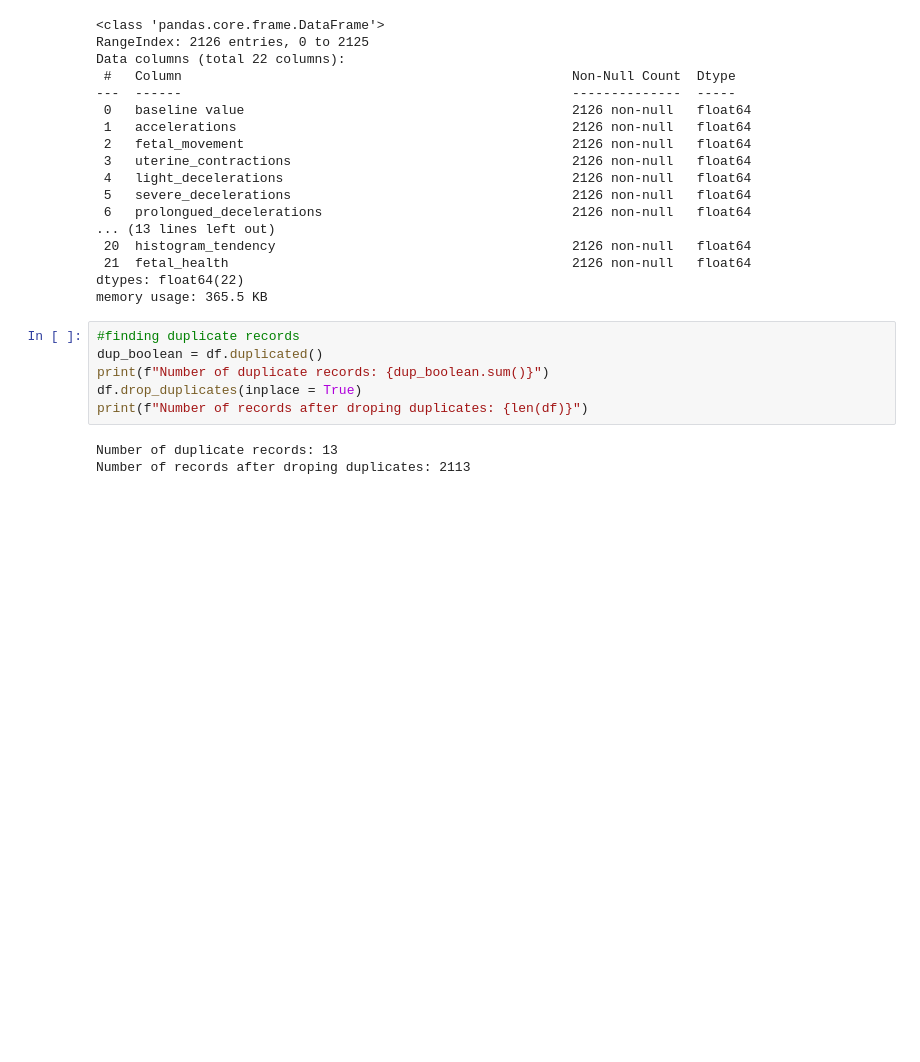
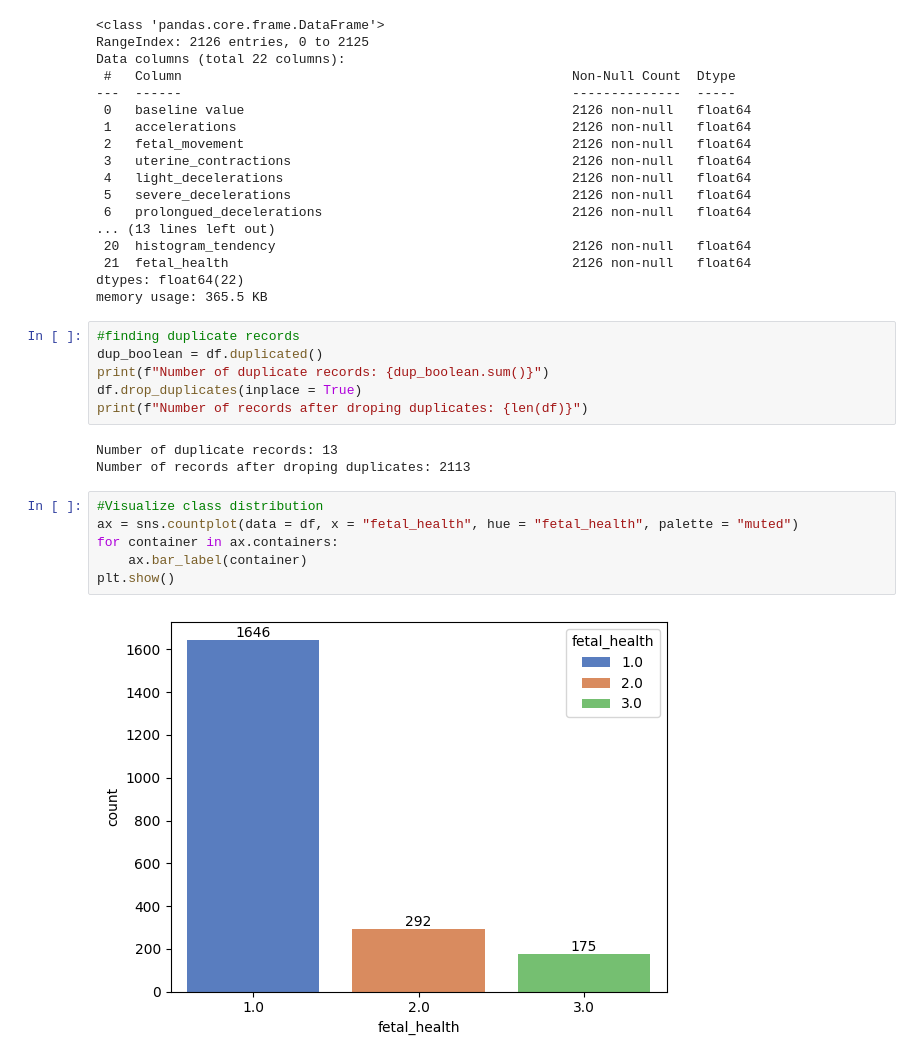
Before and after one commit to Shreejith-19/multi-model-fetal-health-analysis, a Jupyter notebook: notebooks/index.ipynb, the cells around one changed output. Drawn from its saved outputs; the diff is of its cells as text; blank space fills up the shorter version.

Commit message:
display class distribution

```diff
--- a/notebooks/index.ipynb
+++ b/notebooks/index.ipynb
@@ -55,3 +57,11 @@ print(f"Number of records after droping duplicates: {len(df)}")
 # %% [output]
 Number of duplicate records: 13
 Number of records after droping duplicates: 2113
+# %%
+#Visualize class distribution
+ax = sns.countplot(data = df, x = "fetal_health", hue = "fetal_health", palette = "muted")
+for container in ax.containers:
+    ax.bar_label(container)
+plt.show()
+# %% [output]
+[figure, added]
```
Also changed, not shown: parts of 1 cell of this notebook.
